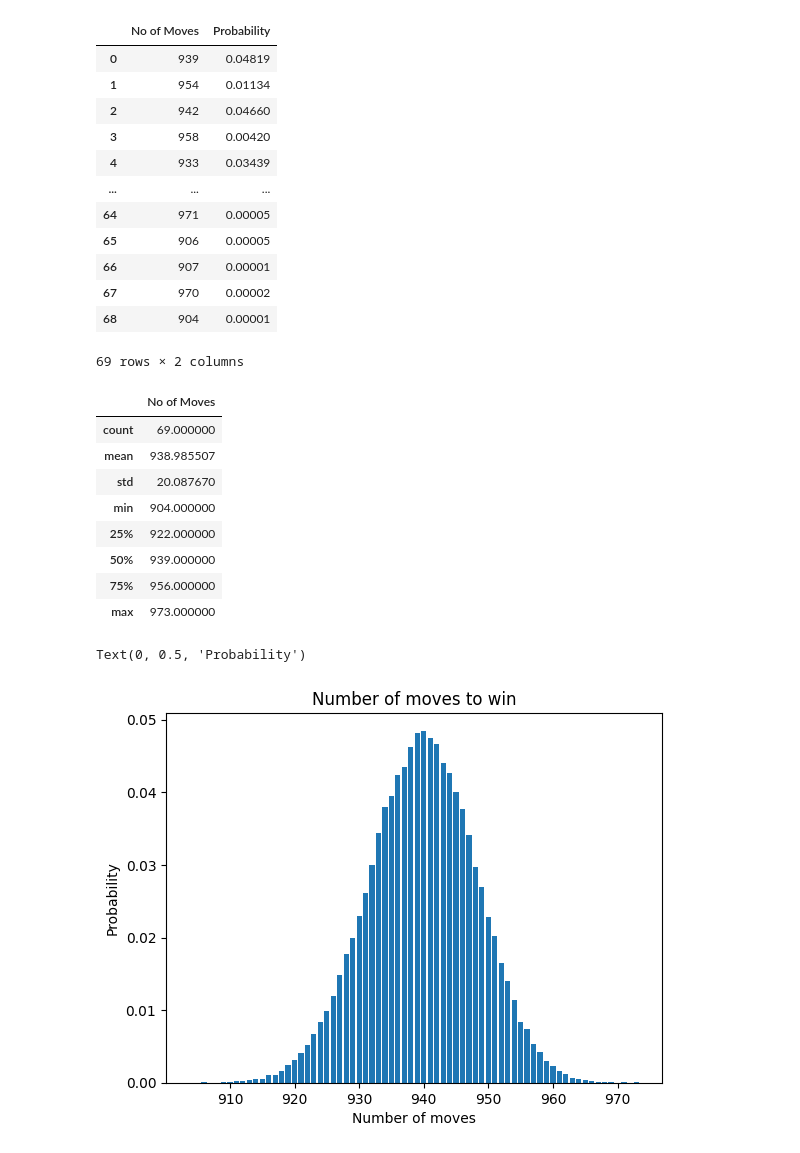
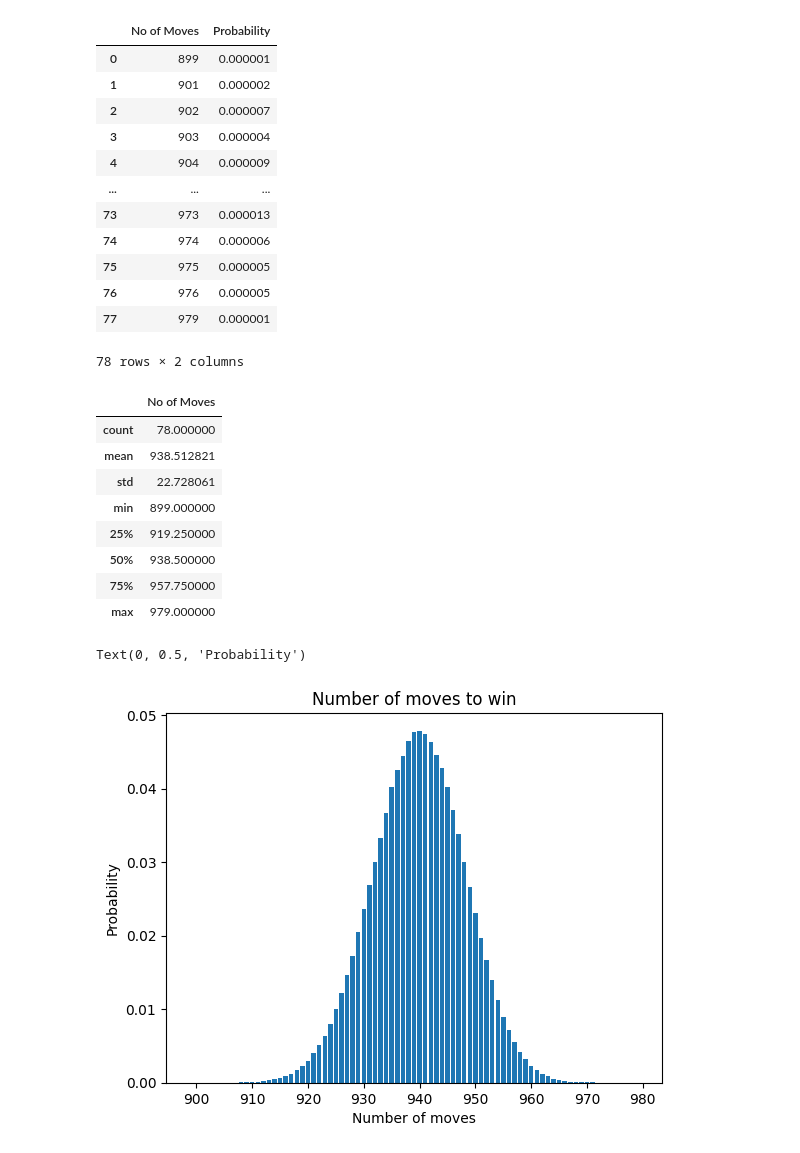
Before and after one commit to potpot1029/ESTR2018_Project, a Jupyter notebook: plot.ipynb, the cells around one changed output. Drawn from its saved outputs; the diff is of its cells as text; code cells hidden in the pictures.

Commit message:
DONE: Expected moves using Linear Algebra

```diff
--- a/plot.ipynb
+++ b/plot.ipynb
@@ -5,41 +6,41 @@ import pandas as pd
 # %%
-# read .csv file
-data = pd.read_csv('moves.csv')
-df = pd.DataFrame(data)
-display(df)
+# read moves.csv file
+moves_data = pd.read_csv('moves.csv', index_col=0)
+moves_df = pd.DataFrame(moves_data)
+display(moves_df)
 # %% [output]
 |  | No of Moves | Probability |
-| 0 | 939 | 0.04819 |
-| 1 | 954 | 0.01134 |
-| 2 | 942 | 0.04660 |
-| 3 | 958 | 0.00420 |
-| 4 | 933 | 0.03439 |
+| 0 | 899 | 0.000001 |
+| 1 | 901 | 0.000002 |
+| 2 | 902 | 0.000007 |
+| 3 | 903 | 0.000004 |
+| 4 | 904 | 0.000009 |
 | ... | ... | ... |
-| 64 | 971 | 0.00005 |
-| 65 | 906 | 0.00005 |
-| 66 | 907 | 0.00001 |
-| 67 | 970 | 0.00002 |
-| 68 | 904 | 0.00001 |
+| 73 | 973 | 0.000013 |
+| 74 | 974 | 0.000006 |
+| 75 | 975 | 0.000005 |
+| 76 | 976 | 0.000005 |
+| 77 | 979 | 0.000001 |
-69 rows × 2 columns
+78 rows × 2 columns
 # %%
 # display summary statistics of data
-display(data[["No of Moves"]].describe())
+display(moves_data[["No of Moves"]].describe())
 # %% [output]
 |  | No of Moves |
-| count | 69.000000 |
-| mean | 938.985507 |
-| std | 20.087670 |
-| min | 904.000000 |
-| 25% | 922.000000 |
-| 50% | 939.000000 |
-| 75% | 956.000000 |
-| max | 973.000000 |
+| count | 78.000000 |
+| mean | 938.512821 |
+| std | 22.728061 |
+| min | 899.000000 |
+| 25% | 919.250000 |
+| 50% | 938.500000 |
+| 75% | 957.750000 |
+| max | 979.000000 |
 # %%
-# plot histogram for expected move
-plt.bar(df['No of Moves'], df['Probability'])
+# plot bar chart for expected move
+plt.bar(moves_df['No of Moves'], moves_df['Probability'])
 plt.title('Number of moves to win')
 plt.xlabel('Number of moves')
 plt.ylabel('Probability')
 # %% [output]
 Text(0, 0.5, 'Probability')
-[figure, old version]
+[figure, new version]
```
Also changed, not shown: parts of 4 cells of this notebook, 4 other files.
